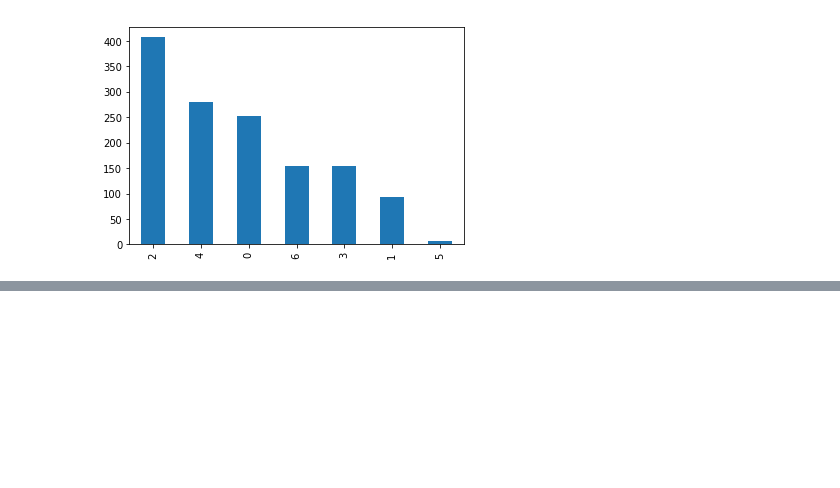
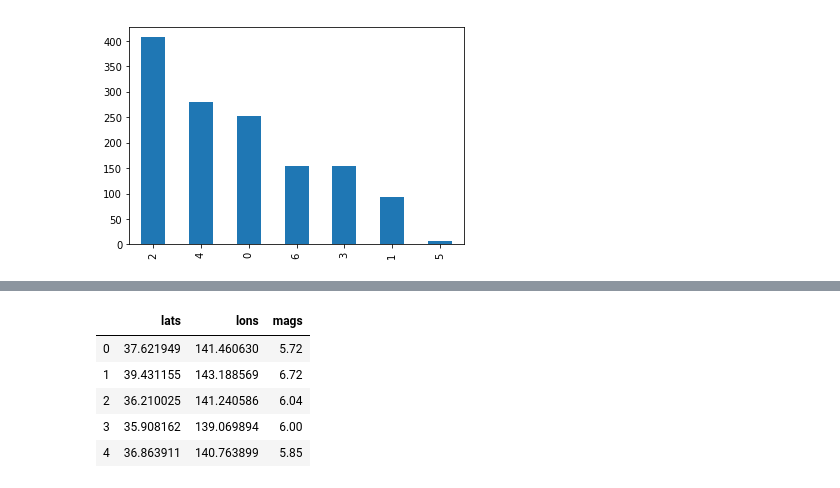
Before and after one commit to chaotic-enigma/ETS_P, a Jupyter notebook: JapanPrediction.ipynb, the cells around one changed output, grey strips where cells are left out. Saved outputs shown, nothing was run; the diff lists cells and outputs as text; code cells hidden in the pictures; blank space fills up the shorter version.

```diff
--- a/JapanPrediction.ipynb
+++ b/JapanPrediction.ipynb
@@ -168,0 +173,13 @@ RandomForestRegressor(bootstrap=True, criterion='mse', max_depth=None,
+# %%
+preds_df = pd.DataFrame()
+preds_df['lats'] = [row[0] for row in y_hat]
+preds_df['lons'] = [row[1] for row in y_hat]
+preds_df['mags'] = [round(row[2], 2) for row in y_hat]
+preds_df.head()
+# %% [output]
+|  | lats | lons | mags |
+| 0 | 37.621949 | 141.460630 | 5.72 |
+| 1 | 39.431155 | 143.188569 | 6.72 |
+| 2 | 36.210025 | 141.240586 | 6.04 |
+| 3 | 35.908162 | 139.069894 | 6.00 |
+| 4 | 36.863911 | 140.763899 | 5.85 |
```
Also changed, not shown: parts of 9 cells of this notebook.
